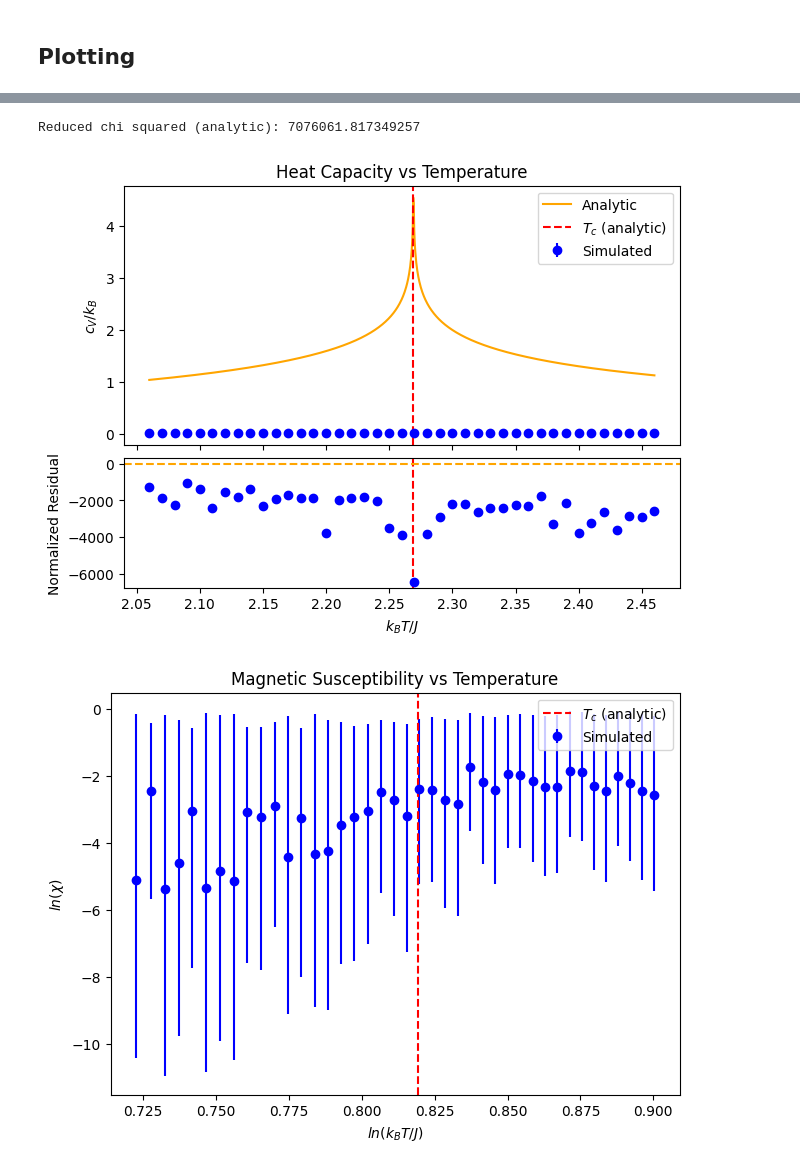
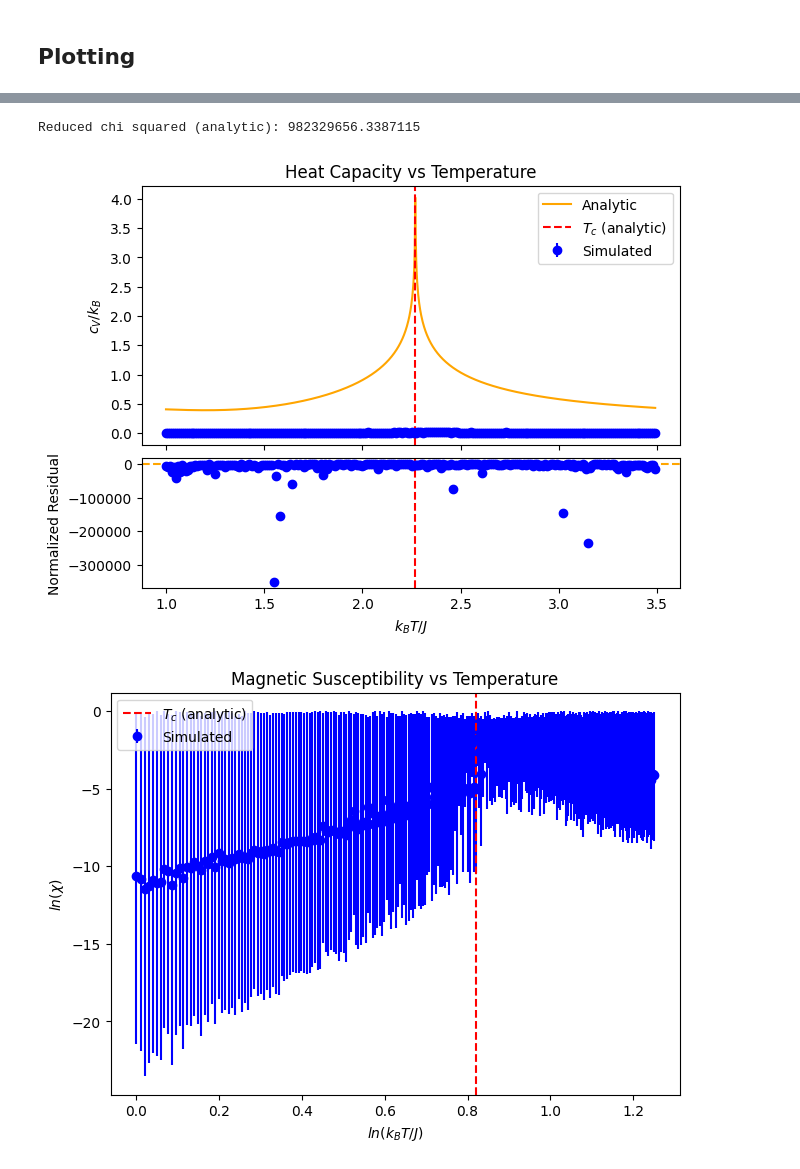
Before and after one commit to DarkLordProgrammer/ising, a Jupyter notebook: ising_plot.ipynb, the cells around one changed output, grey strips where cells are left out. Saved outputs shown, nothing was run; the diff lists cells and outputs as text; code cells hidden in the pictures.

Commit message:
new plotting function and simulation hyperparameters

```diff
--- a/ising_plot.ipynb
+++ b/ising_plot.ipynb
@@ -11,7 +11,7 @@ from scipy.special import ellipe as K2 #Complete elliptic integral of the first
 # %%
 #Read in data
 project_directory = os.path.dirname(os.path.abspath("ising_plot.ipynb"))
-data_directory = os.path.join(project_directory, "data_burn_in")
+data_directory = os.path.join(project_directory, "data_flip")
 rel_files = os.listdir(data_directory)
 abs_files = [os.path.join(data_directory, rel_file) for rel_file in rel_files]
 data_files = [file for file in abs_files if not file.find('EM')==-1]
@@ -115,6 +117,6 @@ def T_fit(X_mean, X_std, expected_crit_exp = 1.0, from_above = True, print_summa
 # %%
 #Settings for the analysis
-selected_trial = 1 #Particular trial to analyze (0-indexed)
+selected_trial = 0 #Particular trial to analyze (0-indexed)
 
 #Extract data from pandas DataFrame
 data_selected_trial = datas[selected_trial]
@@ -220,4 +233,7 @@ def create_T_plot(X_mean, X_std=None, X_symbol=r"?", X_name=r"???", get_X_analyt
     plt.show()
+# %%
+def create_T_plot(mean, std=None, symbol=r"?", name=r"???", get_analytic=None, log_plot = True, perform_fit=False, expected_crit_exp = 1.0, from_above=True):
+   create_plot(X=T, X_symbol=r"k_B T / J", X_name=r"Temperature", X_c = T_c_analytic, X_c_symbol="T", Y_mean=mean, Y_std=std, Y_symbol=symbol, Y_name=name, get_Y_analytic=get_analytic, log_plot = log_plot, perform_fit=perform_fit, expected_crit_exp = expected_crit_exp, from_above=from_above)
 # %% [markdown]
 ## Single CSV Plots
 # %%
@@ -308,10 +336,10 @@ cV_mean: [0.00917531 0.00867404 0.00801751 0.00929379 0.00955047 0.00839274
 # %%
-create_T_plot(cV_mean, cV_std, X_symbol=r'c_{V}/k_{B}', X_name='Heat Capacity', log_plot = False, expected_crit_exp=0.0, get_X_analytic=get_cV_analytic) #zeros_like forces std to default which is then propagated for ln
+create_T_plot(cV_mean, cV_std, symbol=r'c_{V}/k_{B}', name='Heat Capacity', log_plot = False, expected_crit_exp=0.0, get_analytic=get_cV_analytic) #zeros_like forces std to default which is then propagated for ln
 # %% [output]
-Reduced chi squared (analytic): 7076061.817349257
+Reduced chi squared (analytic): 982329656.3387115
-[figure, old version]
+[figure, new version]
 # %%
-create_T_plot(chi_mean, chi_std, X_symbol= r'\chi', X_name='Magnetic Susceptibility', log_plot = True, expected_crit_exp=-7/4) #zeros_like forces std to default which is then propagated for ln
+create_T_plot(chi_mean, chi_std, symbol= r'\chi', name='Magnetic Susceptibility', log_plot = True, expected_crit_exp=-7/4) #zeros_like forces std to default which is then propagated for ln
 # %% [output]
-[figure, old version]
+[figure, new version]
 # %%
```
Also changed, not shown: parts of 12 cells of this notebook, 23 other files.
